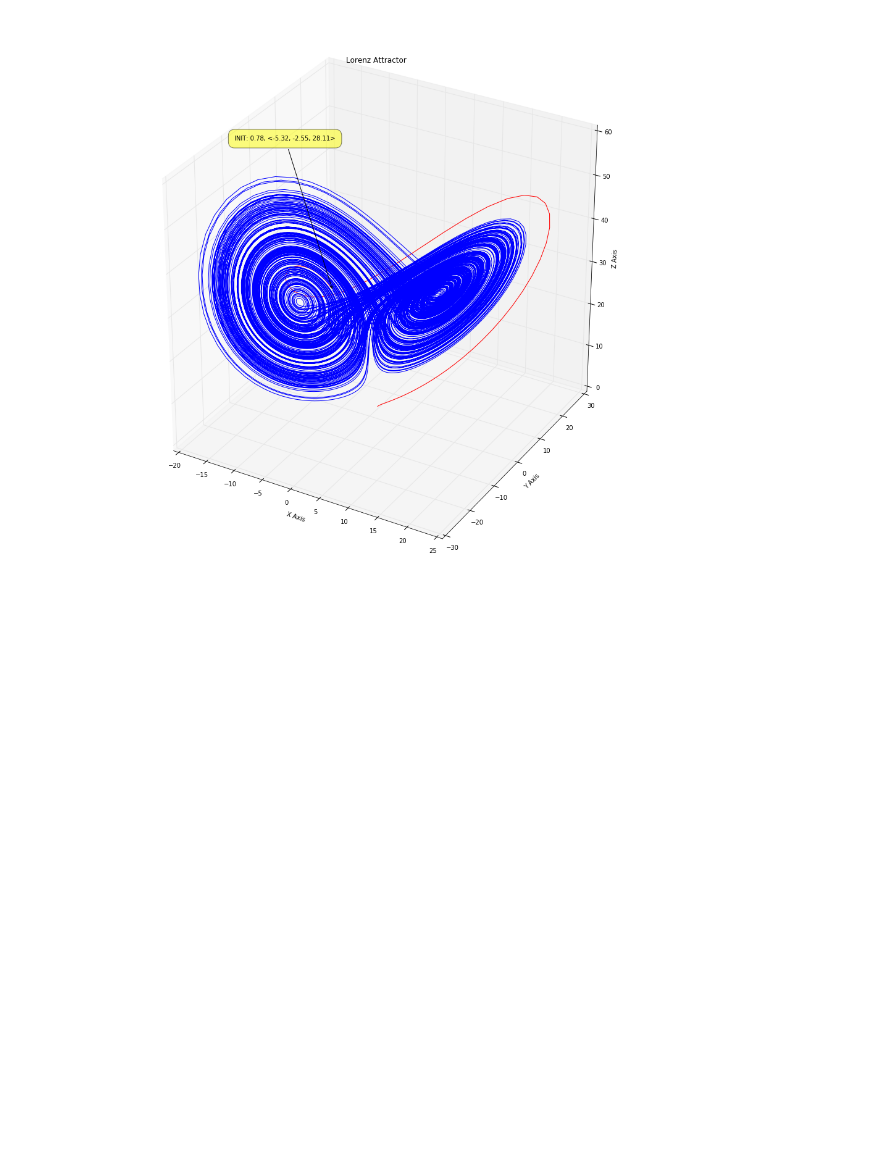
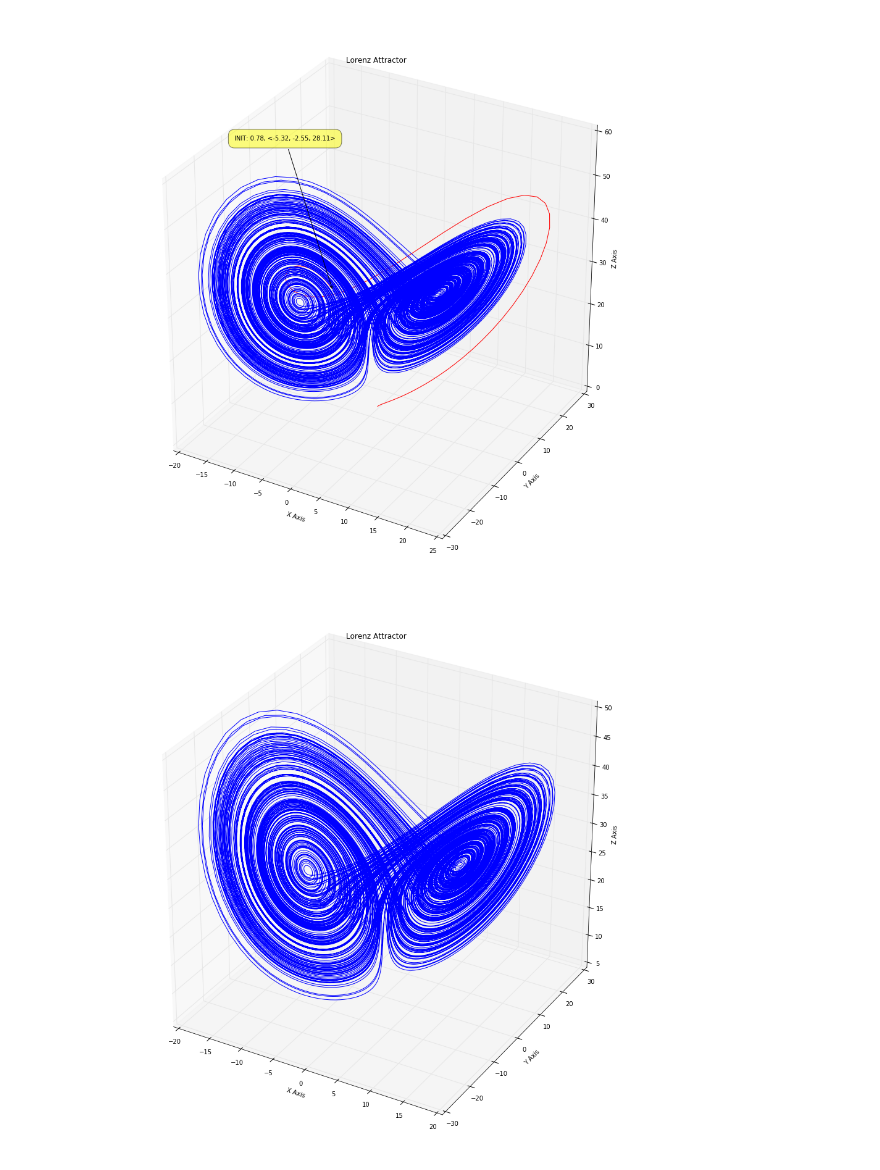
Before and after one commit to char-lie/physical-informatics, a Jupyter notebook: Lab3/lab3.ipynb, the cells around one changed output. Drawn from its saved outputs; the diff is of its cells as text; code cells hidden in the pictures; blank space fills up the shorter version.

```diff
--- a/Lab3/lab3.ipynb
+++ b/Lab3/lab3.ipynb
@@ -84,3 +84,20 @@ annotate(plt, 'INIT: {:4.2f}, <{:4.2f}, {:4.2f}, {:4.2f}>'.format(TIME[T_INI], x
 plt.show()
 # %% [output]
 [figure]
+# %%
+xs, ys, zs = xs_[T_INI:], ys_[T_INI:], zs_[T_INI:]
+N_MAX = N - T_INI
+assert len(xs) == N_MAX and len(ys) == N_MAX and len(xs) == N_MAX
+# %%
+fig = plt.figure()
+ax = fig.gca(projection='3d')
+
+ax.plot(xs, ys, zs)
+ax.set_xlabel("X Axis")
+ax.set_ylabel("Y Axis")
+ax.set_zlabel("Z Axis")
+ax.set_title("Lorenz Attractor")
+
+plt.show()
+# %% [output]
+[figure, added]
```
Also changed, not shown: parts of 1 cell of this notebook.
